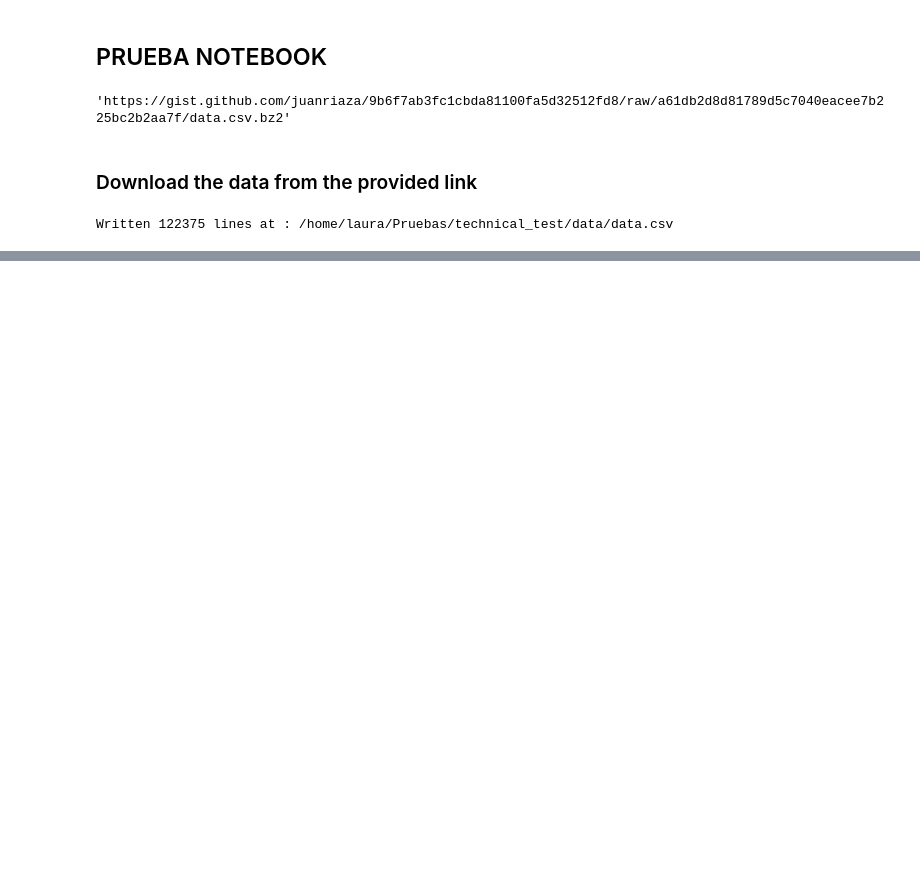
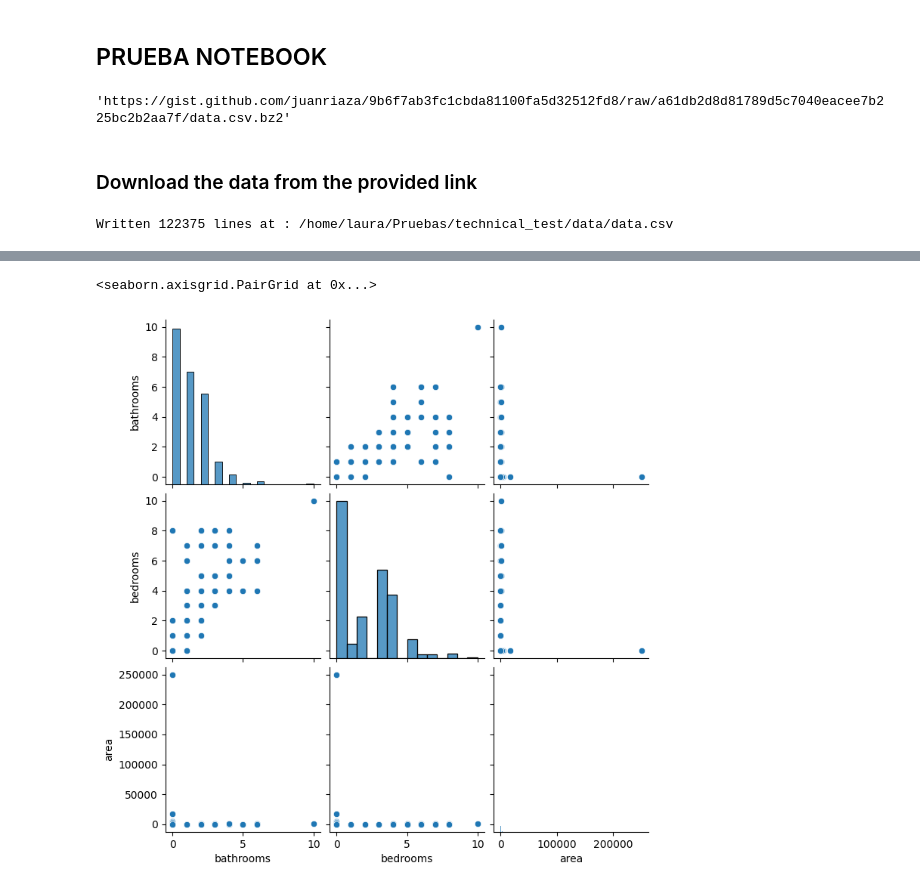
Before and after one commit to LAMDAMielgo/technical_test, a Jupyter notebook: data_exploration.ipynb, the cells around one changed output, grey strips where cells are left out. Saved outputs shown, nothing was run; the diff lists cells and outputs as text; code cells hidden in the pictures; blank space fills up the shorter version.

```diff
--- a/data_exploration.ipynb
+++ b/data_exploration.ipynb
@@ -117,0 +537,25 @@ bytes
+# %%
+def classify_property(cell, iqr):
+
+    if cell >= iqr.loc[0.75]:
+        return 'over-valued'
+
+    elif cell <= iqr.loc[0.25]:
+        return 'under-valued'
+
+    else:
+        return 'normal'
+
+
+
+for _type in _df['typlogy_general'].unique():
+    _f = (_df['typlogy_general'] == _type)
+
+    iqr = _df[_f]['unit_price'].quantile((0.25, 0.75))
+
+    _df.loc[_f, 'valuation'] = _df[_f]['unit_price'].apply(
+        lambda row: classify_property(row, iqr=iqr)
+    )
+
+
+_df['valuation'].value_counts(normalize=True).apply(lambda c: np.round(c*100, 3))
@@ -117,0 +666,5 @@ bytes
+# %%
+sns.pairplot(_df[['bathrooms', 'bedrooms', 'area']].sample(500))
+# %% [output]
+<seaborn.axisgrid.PairGrid at 0x...>
+[figure, added]
```
Also changed, not shown: parts of 46 cells of this notebook, 4 other files.
